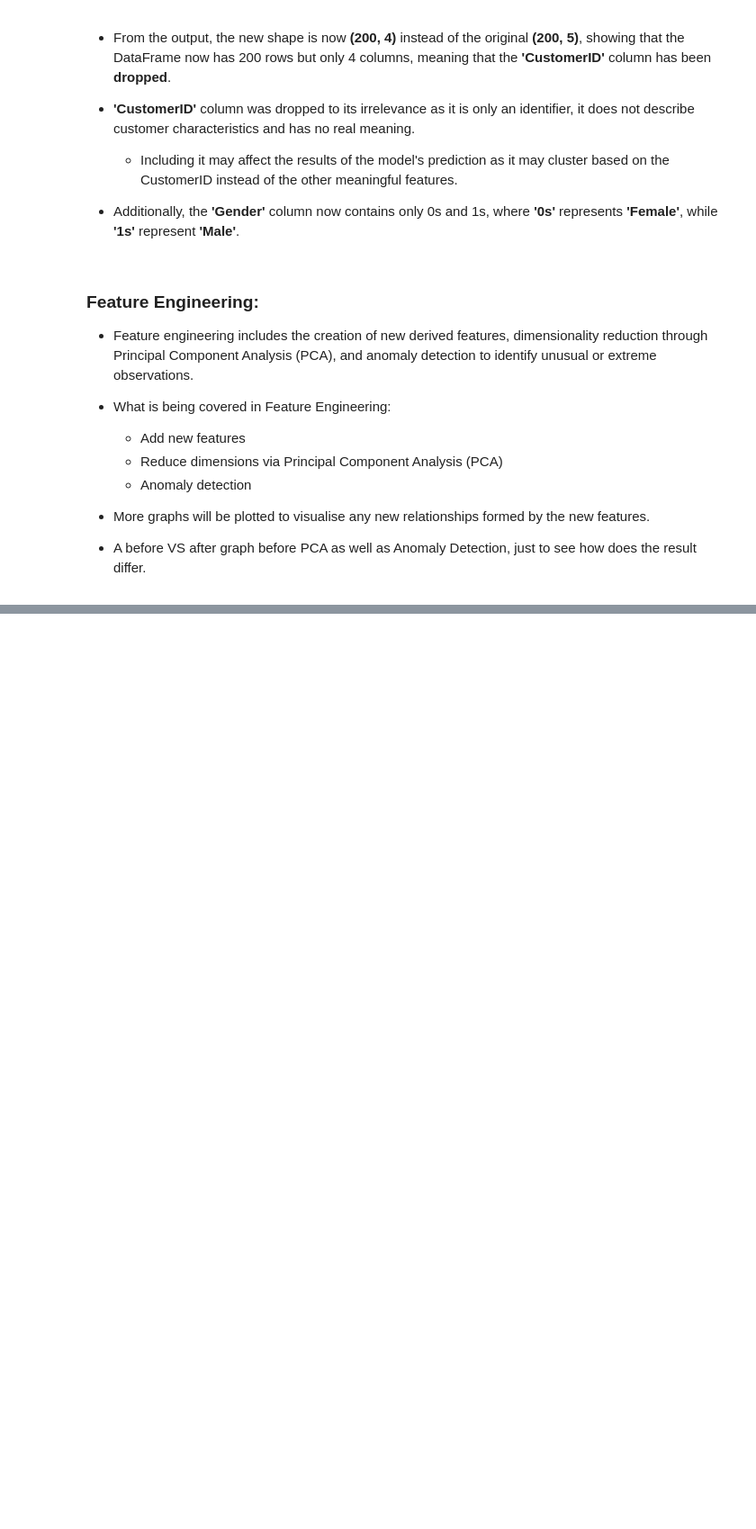
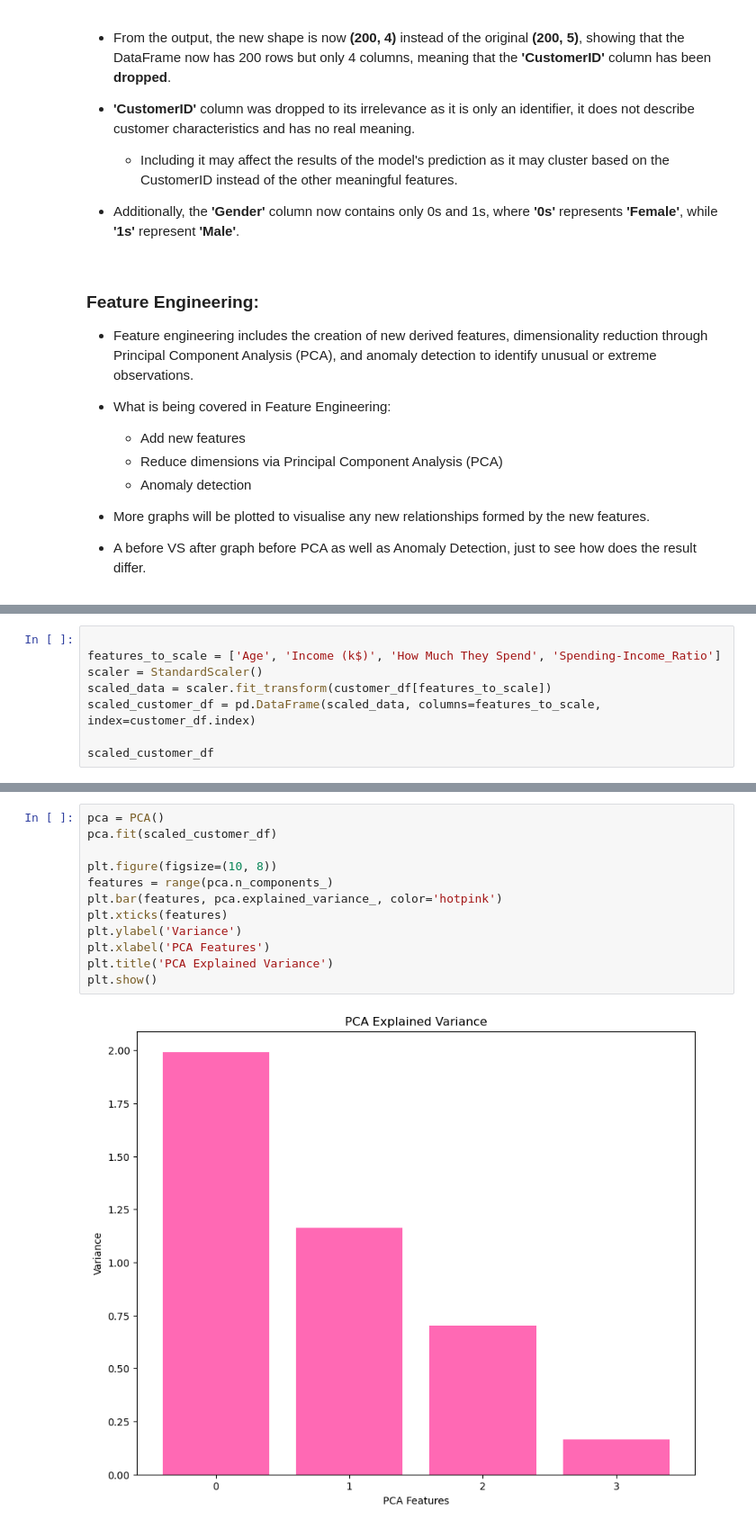
Before and after one commit to Cayden08/AIML, a Jupyter notebook: CA2/p2510893_CA2_PartA_Cayden.ipynb, the cells around one changed output, grey strips where cells are left out. Shown at 90% size. Cells and saved outputs as stored; diff of their text form; blank space fills up the shorter version.

```diff
--- a/CA2/p2510893_CA2_PartA_Cayden.ipynb
+++ b/CA2/p2510893_CA2_PartA_Cayden.ipynb
@@ -421,0 +440,8 @@ customer_df
+# %%
+
+features_to_scale = ['Age', 'Income (k$)', 'How Much They Spend', 'Spending-Income_Ratio']
+scaler = StandardScaler()
+scaled_data = scaler.fit_transform(customer_df[features_to_scale])
+scaled_customer_df = pd.DataFrame(scaled_data, columns=features_to_scale, index=customer_df.index)
+
+scaled_customer_df
@@ -421,0 +483,14 @@ customer_df
+# %%
+pca = PCA()
+pca.fit(scaled_customer_df)
+
+plt.figure(figsize=(10, 8))
+features = range(pca.n_components_)
+plt.bar(features, pca.explained_variance_, color='hotpink')
+plt.xticks(features)
+plt.ylabel('Variance')
+plt.xlabel('PCA Features')
+plt.title('PCA Explained Variance')
+plt.show()
+# %% [output]
+[figure, added]
```
Also changed, not shown: parts of 11 cells of this notebook.
